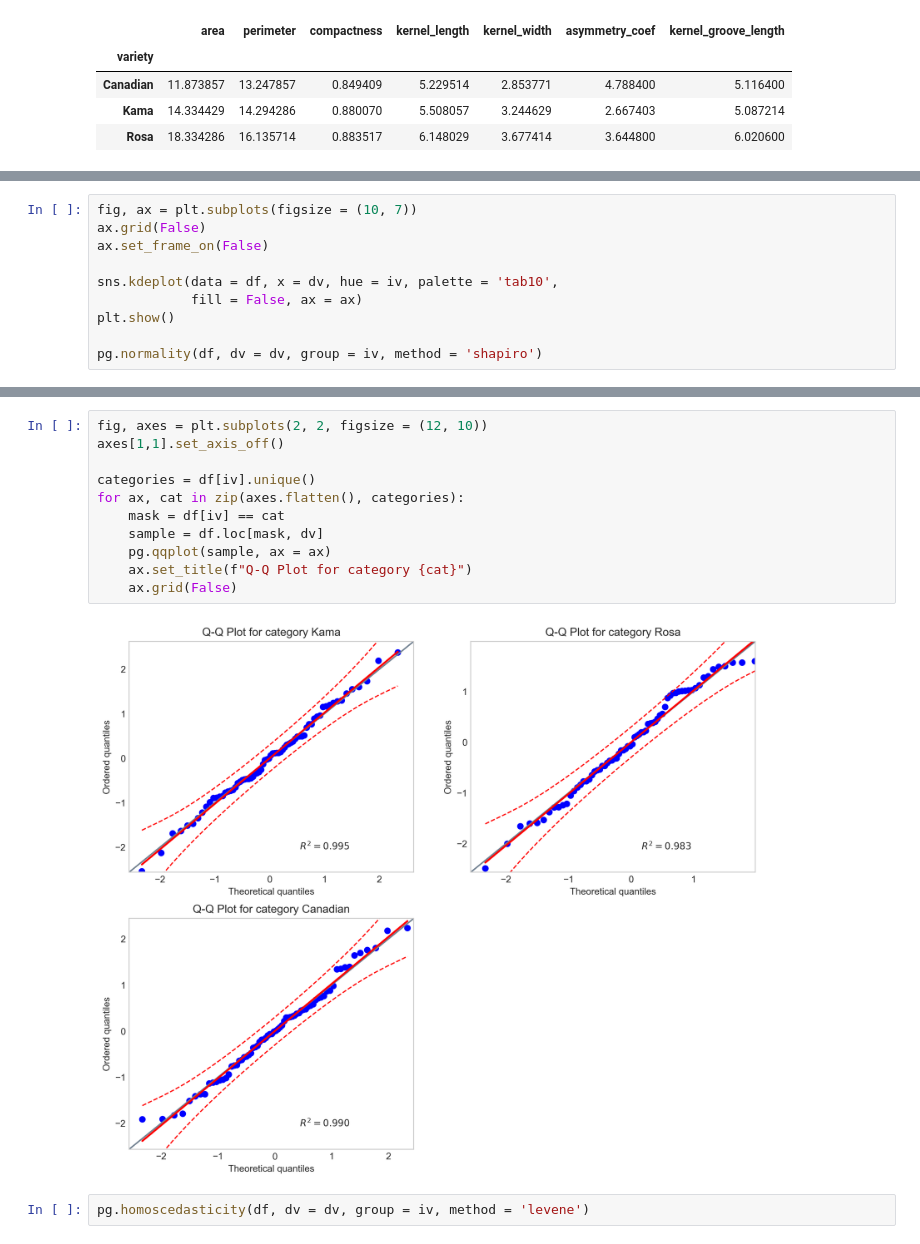
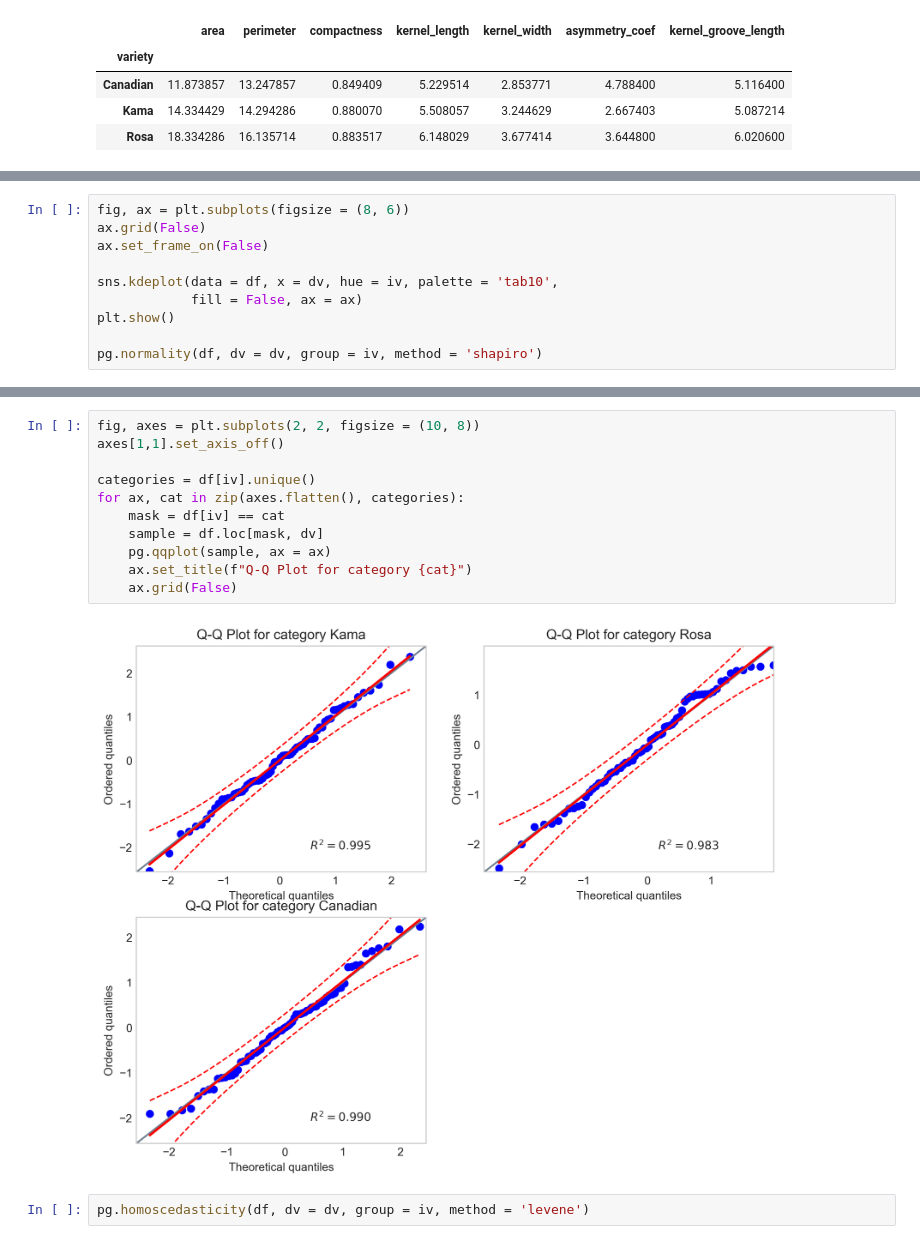
Before and after one commit to derevirn/hypothesis-test, a Jupyter notebook: hypothesis_seeds.ipynb, the cells around one changed output, grey strips where cells are left out. Cells and saved outputs as stored; diff of their text form.

```diff
--- a/hypothesis_seeds.ipynb
+++ b/hypothesis_seeds.ipynb
@@ -28,5 +28,5 @@ plt.show()
 # %%
-fig, ax = plt.subplots(figsize = (10, 7))
+fig, ax = plt.subplots(figsize = (8, 6))
 ax.grid(False)
 ax.set_frame_on(False)
 
@@ -42,18 +42,18 @@ pg.normality(df, dv = dv, group = iv, method = 'shapiro')
 | Rosa | 0.977011 | 0.225145 | True |
 | Canadian | 0.984481 | 0.539685 | True |
 # %%
-fig, axes = plt.subplots(2, 2, figsize = (12, 10))
+fig, axes = plt.subplots(2, 2, figsize = (10, 8))
 axes[1,1].set_axis_off()
 
 categories = df[iv].unique()
 for ax, cat in zip(axes.flatten(), categories):
     mask = df[iv] == cat
     sample = df.loc[mask, dv]
     pg.qqplot(sample, ax = ax)
     ax.set_title(f"Q-Q Plot for category {cat}")
     ax.grid(False)
 # %% [output]
-[figure, old version]
+[figure, new version]
 # %%
 pg.homoscedasticity(df, dv = dv, group = iv, method = 'levene')
 # %% [output]
```
Also changed, not shown: parts of 2 cells of this notebook.
